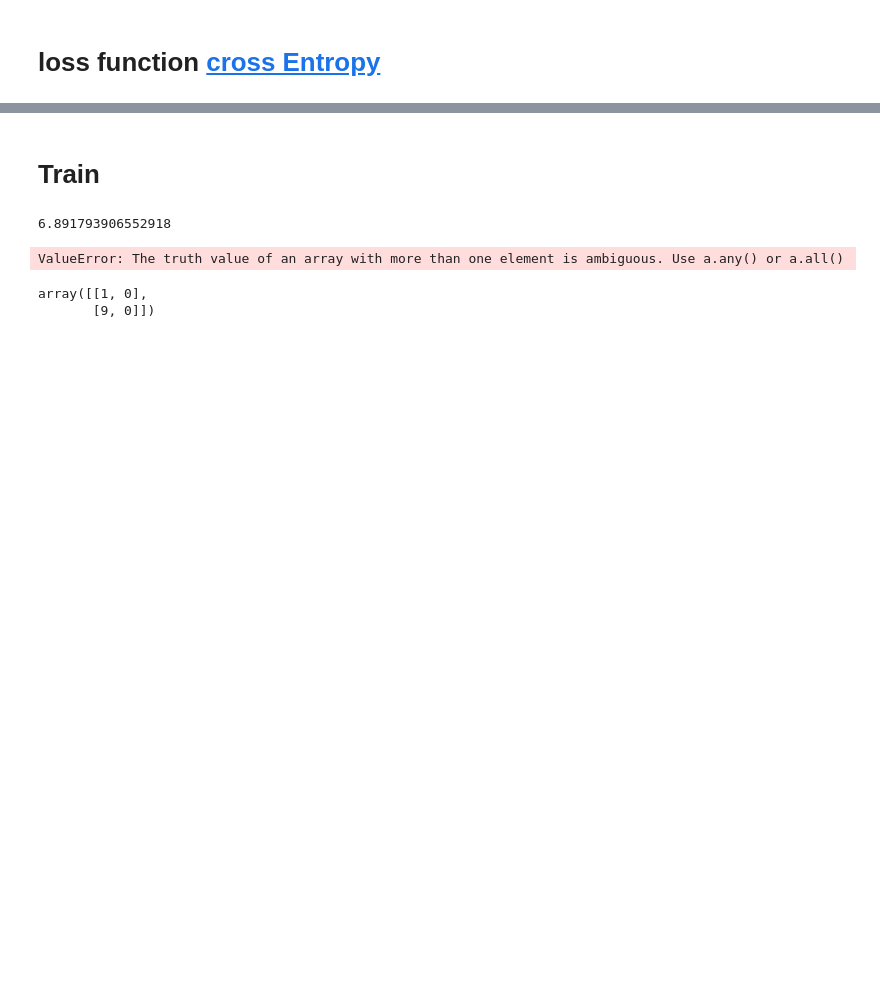
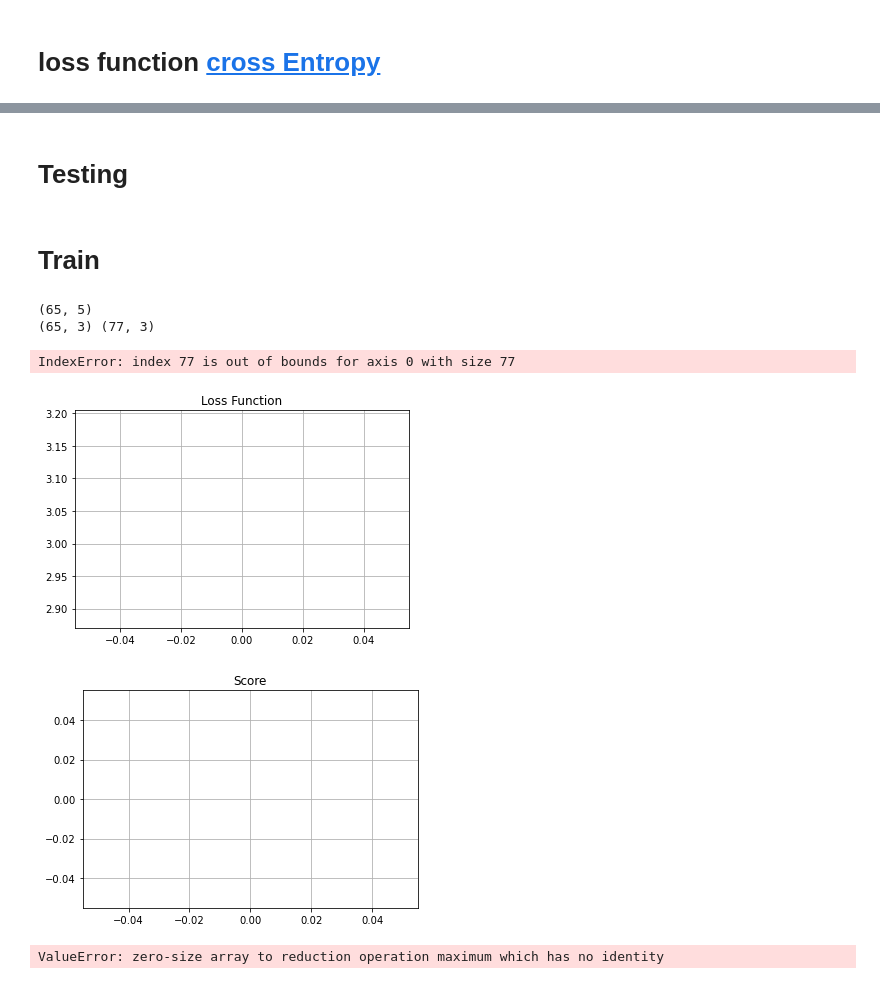
Before and after one commit to Abdullahaml1/deep-learning, a Jupyter notebook: hw1/iris.ipynb, the cells around one changed output, grey strips where cells are left out. Drawn from its saved outputs; the diff is of its cells as text; code cells hidden in the pictures; blank space fills up the shorter version.

```diff
--- a/hw1/iris.ipynb
+++ b/hw1/iris.ipynb
@@ -295,0 +431,2 @@ def backpropagationDetailed(lr, outputFlow_list):
+# %% [markdown]
+# Testing
@@ -296,25 +450,58 @@ def backpropagationDetailed(lr, outputFlow_list):
 # %% [markdown]
 # Train
 # %%
-#forward
-outputFlow_list = forward()
+lossL = []
+scoreL = []
+def train(epochs, lr):
 
-#loss calculations
-loss = crossEntropyLoss(dataSetOuput, outputFlow_list[-1])
-print(loss)
+    for i in range(epochs):
+        #forward
+        outputFlow_list = forward(dataSetInput)
 
-#evaluationg score
+        #loss calculations
+        loss = crossEntropyLoss(dataSetOutput, outputFlow_list[-1])
+        lossL.append(loss)
 
 
-#backpropagation
-backpropagationDetailed(.00001, outputFlow_list)
+        #backpropagation
+#         backpropagationDetailed(lr, outputFlow_list, debug=False)
+        backpropagationGeneric(lr, outputFlow_list, debug=False)
+
+
+        # TESTING
+        #forward
+        print(dataSetTestInput.shape)
+        outputFlow_list = forward(dataSetTestInput)
+        print(outputFlow_list[-1].shape, dataSetTestOuput.shape)
+
+        # test loop
+        outputFlow_list = forward(dataSetInput)
+        #evaluationg score
+        score = test(dataSetTestOuput, outputFlow_list[-1])
+        scoreL.append(score)
+
+
+
+        print("Epoch: ",i, ", Loss=", loss, ", Score=", score )
-# %% [output]
-6.891793906552918
-ValueError: The truth value of an array with more than one element is ambiguous. Use a.any() or a.all()
 # %%
-a = np.array([[1, 2], [3, 4]])
-b = np.array([[1, 0], [3, 0]])
-a * b
+train(1000, .01)
 # %% [output]
-array([[1, 0],
-       [9, 0]])
+(65, 5)
+(65, 3) (77, 3)
+IndexError: index 77 is out of bounds for axis 0 with size 77
+# %%
+plt.plot(lossL)
+plt.grid(True)
+plt.title("Loss Function")
+plt.show()
+
+plt.plot(scoreL)
+plt.grid(True)
+plt.title("Score")
+plt.show()
+
+print("max-score=", np.max(scoreL))
+# %% [output]
+[figure, added]
+[figure, added]
+ValueError: zero-size array to reduction operation maximum which has no identity
```
Also changed, not shown: parts of 18 cells of this notebook.
